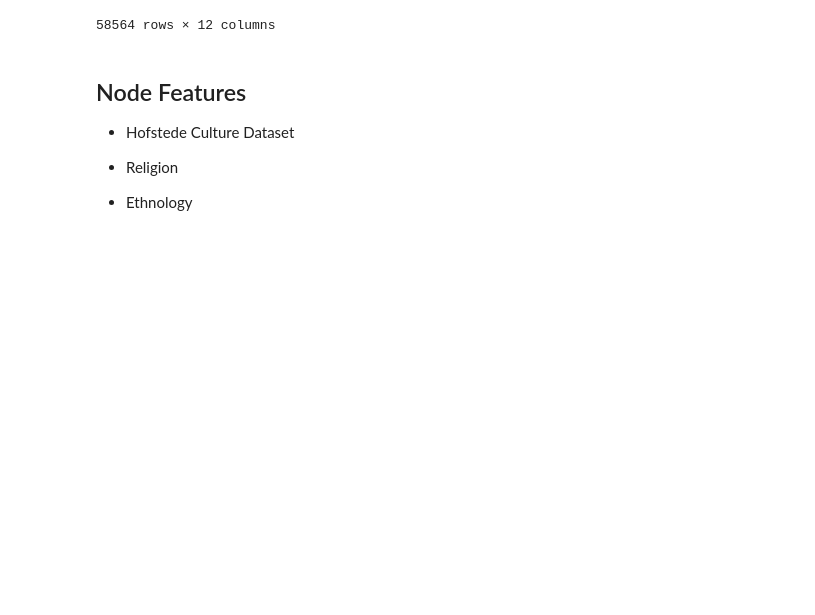
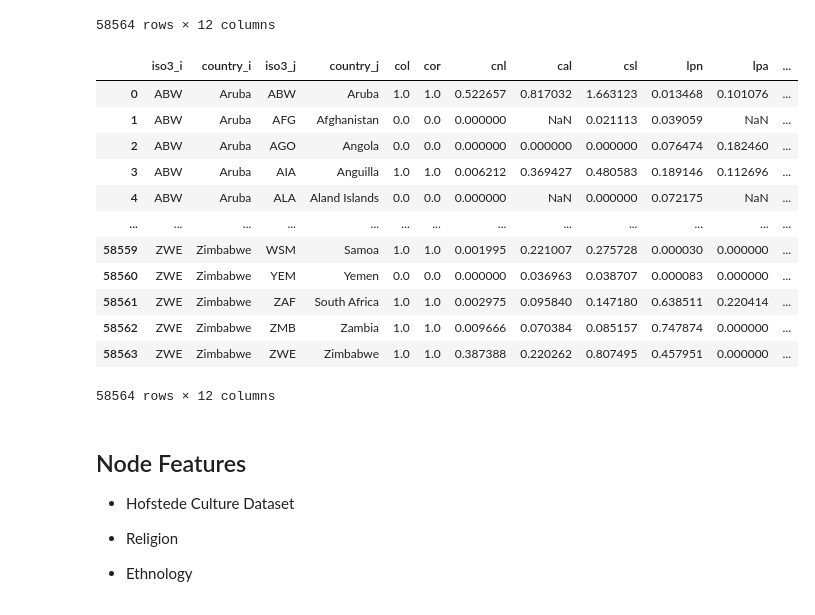
Before and after one commit to samrauh/dlss-project, a Jupyter notebook: data_collection/culture/culture_network.ipynb, the cells around one changed output. Saved outputs shown, nothing was run; the diff lists cells and outputs as text; code cells hidden in the pictures; blank space fills up the shorter version.

```diff
--- a/data_collection/culture/culture_network.ipynb
+++ b/data_collection/culture/culture_network.ipynb
@@ -139,6 +124,22 @@ imputed = imputer.fit_transform(df_lang[numeric_cols])
 # Assign imputed values for csl and lps back to df_lang
 df_lang['csl'] = imputed[:, numeric_cols.index('csl')]
 df_lang['lps'] = imputed[:, numeric_cols.index('lps')]
+# %%
+df_lang
+# %% [output]
+|  | iso3_i | country_i | iso3_j | country_j | col | cor | cnl | cal | csl | lpn | lpa | ... |
+| 0 | ABW | Aruba | ABW | Aruba | 1.0 | 1.0 | 0.522657 | 0.817032 | 1.663123 | 0.013468 | 0.101076 | ... |
+| 1 | ABW | Aruba | AFG | Afghanistan | 0.0 | 0.0 | 0.000000 | NaN | 0.021113 | 0.039059 | NaN | ... |
+| 2 | ABW | Aruba | AGO | Angola | 0.0 | 0.0 | 0.000000 | 0.000000 | 0.000000 | 0.076474 | 0.182460 | ... |
+| 3 | ABW | Aruba | AIA | Anguilla | 1.0 | 1.0 | 0.006212 | 0.369427 | 0.480583 | 0.189146 | 0.112696 | ... |
+| 4 | ABW | Aruba | ALA | Aland Islands | 0.0 | 0.0 | 0.000000 | NaN | 0.000000 | 0.072175 | NaN | ... |
+| ... | ... | ... | ... | ... | ... | ... | ... | ... | ... | ... | ... | ... |
+| 58559 | ZWE | Zimbabwe | WSM | Samoa | 1.0 | 1.0 | 0.001995 | 0.221007 | 0.275728 | 0.000030 | 0.000000 | ... |
+| 58560 | ZWE | Zimbabwe | YEM | Yemen | 0.0 | 0.0 | 0.000000 | 0.036963 | 0.038707 | 0.000083 | 0.000000 | ... |
+| 58561 | ZWE | Zimbabwe | ZAF | South Africa | 1.0 | 1.0 | 0.002975 | 0.095840 | 0.147180 | 0.638511 | 0.220414 | ... |
+| 58562 | ZWE | Zimbabwe | ZMB | Zambia | 1.0 | 1.0 | 0.009666 | 0.070384 | 0.085157 | 0.747874 | 0.000000 | ... |
+| 58563 | ZWE | Zimbabwe | ZWE | Zimbabwe | 1.0 | 1.0 | 0.387388 | 0.220262 | 0.807495 | 0.457951 | 0.000000 | ... |
+58564 rows × 12 columns
 # %%
 df_lang['country_a'] = df_lang['iso3_i']
 df_lang['country_b'] = df_lang['iso3_j']
```
Also changed, not shown: parts of 3 cells of this notebook, 2 other files.
